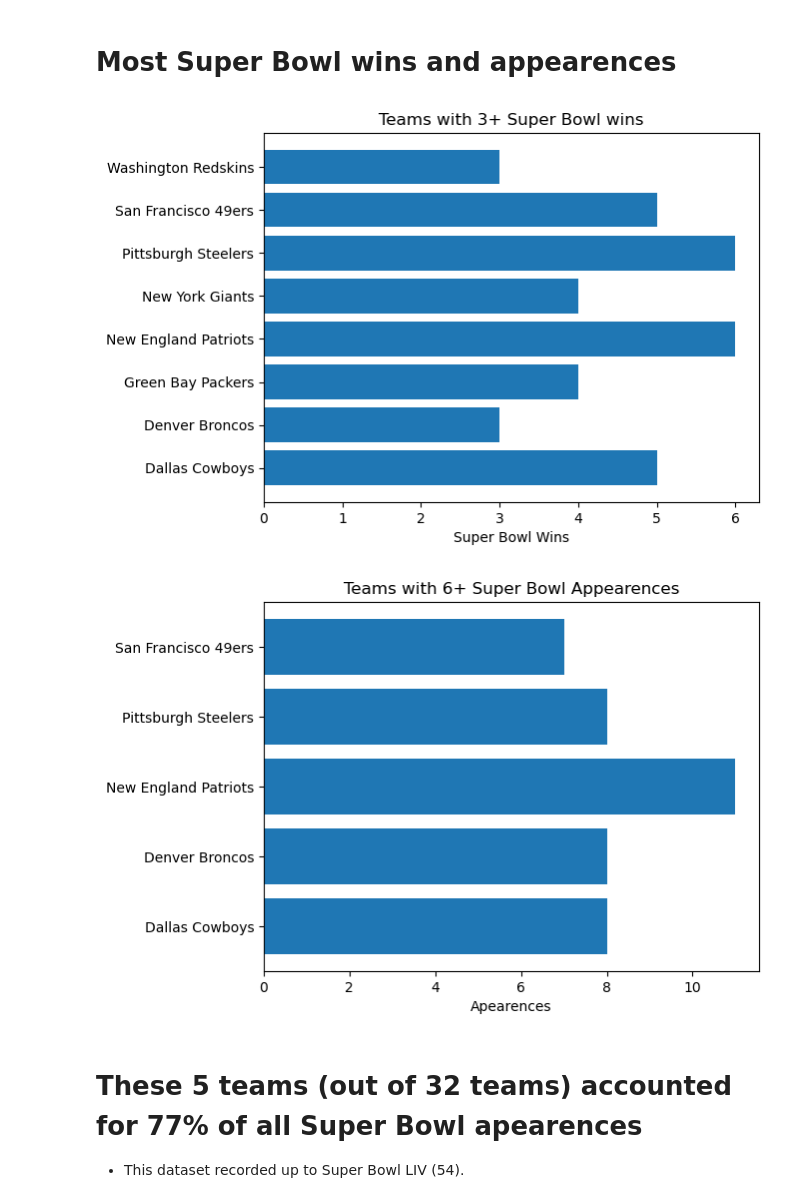
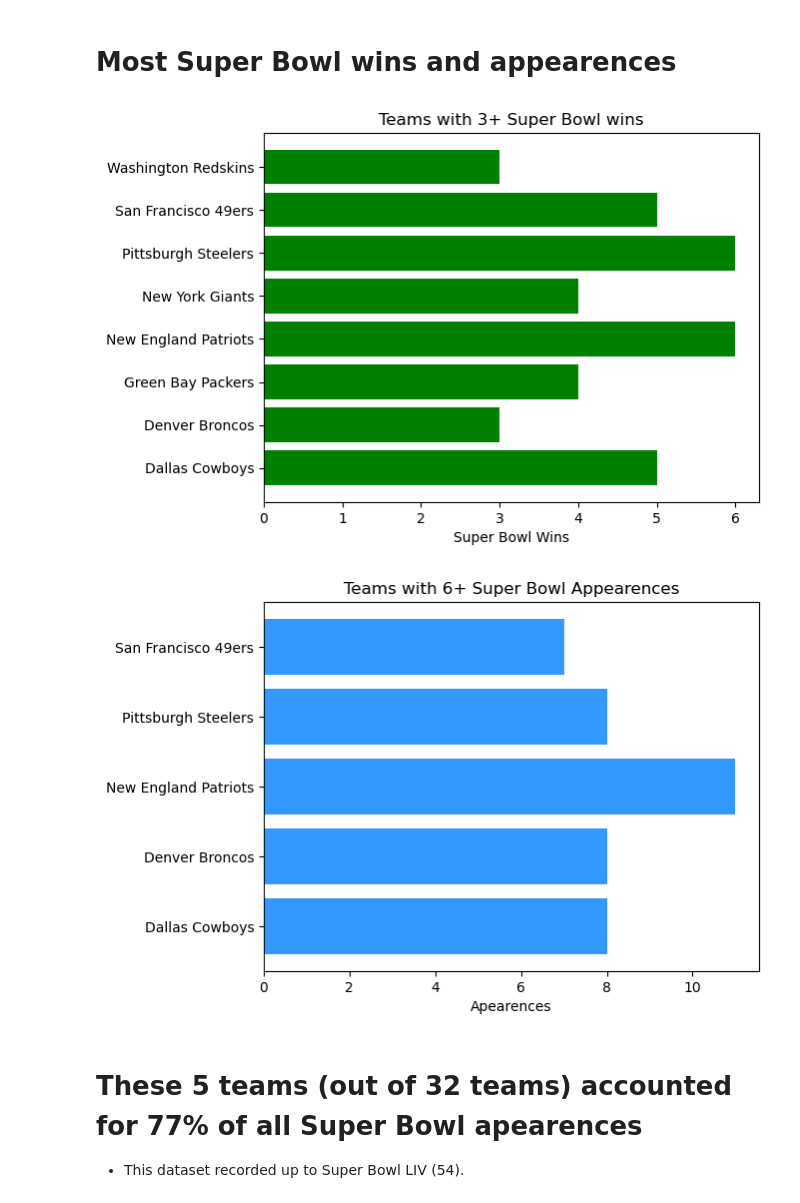
Before and after one commit to ElijahPichler/Oligopoly, a Jupyter notebook: Oligopoly_Notebook.ipynb, the cells around one changed output. Drawn from its saved outputs; the diff is of its cells as text; code cells hidden in the pictures.

```diff
--- a/Oligopoly_Notebook.ipynb
+++ b/Oligopoly_Notebook.ipynb
@@ -48,7 +48,8 @@ nfl_teams = [
 # %%
 import pandas as pd
 import math
-df = pd.read_csv("Fortune 1000 Companies by Revenue.csv")
-df2 = pd.read_csv("superbowl.csv")
-df3 = pd.read_csv("phones_data.csv")
+df = pd.read_csv("datasets/Fortune 1000 Companies by Revenue.csv")
+df2 = pd.read_csv("datasets/superbowl.csv")
+df3 = pd.read_csv("datasets/phones_data.csv")
+df4 = pd.read_csv("datasets/TopRichestInWorld.csv")
 # %%
@@ -206,37 +220,37 @@ sixPlus =  np.where(appeared > 5)[0]
 topWinners = []
 appearedTeams = []
 
 wins = []
 loses = []
 appearence = []
 # Teams with 3 plus wins
 for i in threePlus:
     topWinners.append(teams[i])
     wins.append(won[i])
     loses.append(lost[i])
 # Teams with over 5 appearences
 for i in sixPlus:
     appearedTeams.append(teams[i])
     appearence.append(appeared[i])
 wins = np.array(wins)
 topWinners = np.array(topWinners)
 plt.rcdefaults()
 fig, ax = plt.subplots()
 
 
-ax.barh(topWinners, wins,align='center')
+ax.barh(topWinners, wins,align='center', color='green')
 ax.set_xlabel('Super Bowl Wins')
 ax.set_title('Teams with 3+ Super Bowl wins')
 
 
 fig1, ax1 = plt.subplots()
-ax1.barh(appearedTeams, appearence,align='center')
+ax1.barh(appearedTeams, appearence,align='center', color='#3399FF')
 ax1.set_xlabel('Apearences')
 ax1.set_title('Teams with 6+ Super Bowl Appearences')
 plt.show()
 # %% [output]
-[figure, old version]
+[figure, new version]
-[figure, old version]
+[figure, new version]
 # %% [markdown]
 # These 5 teams (out of 32 teams)  accounted for 77% of all Super Bowl apearences
 
```
Also changed, not shown: parts of 9 cells of this notebook, 7 other files.
